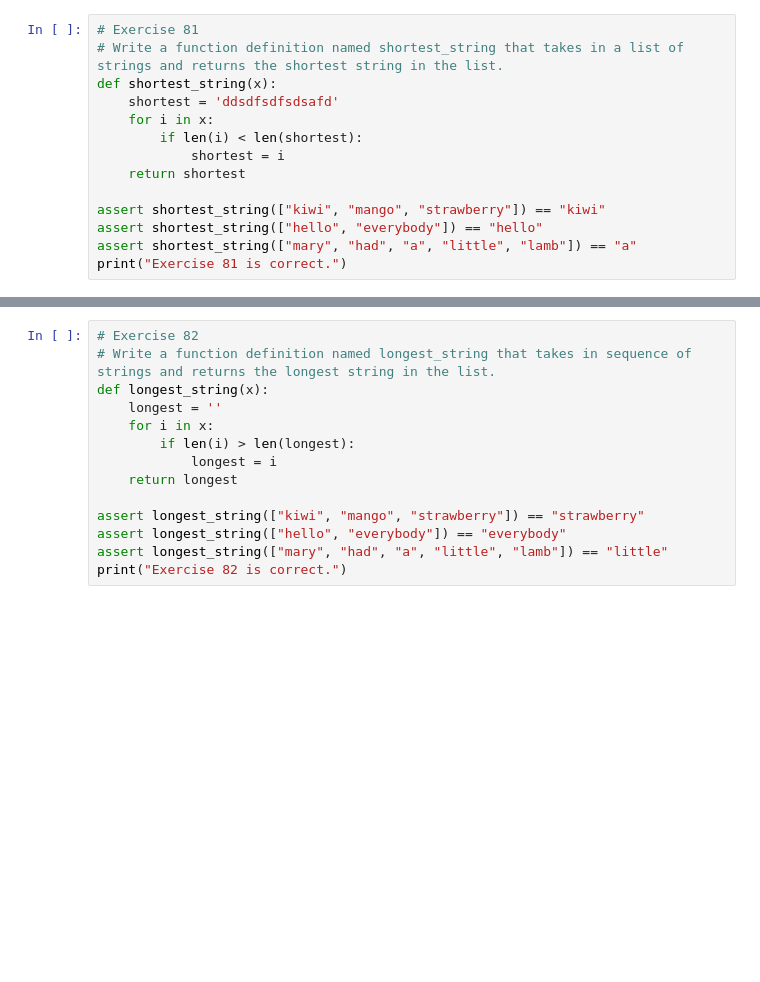
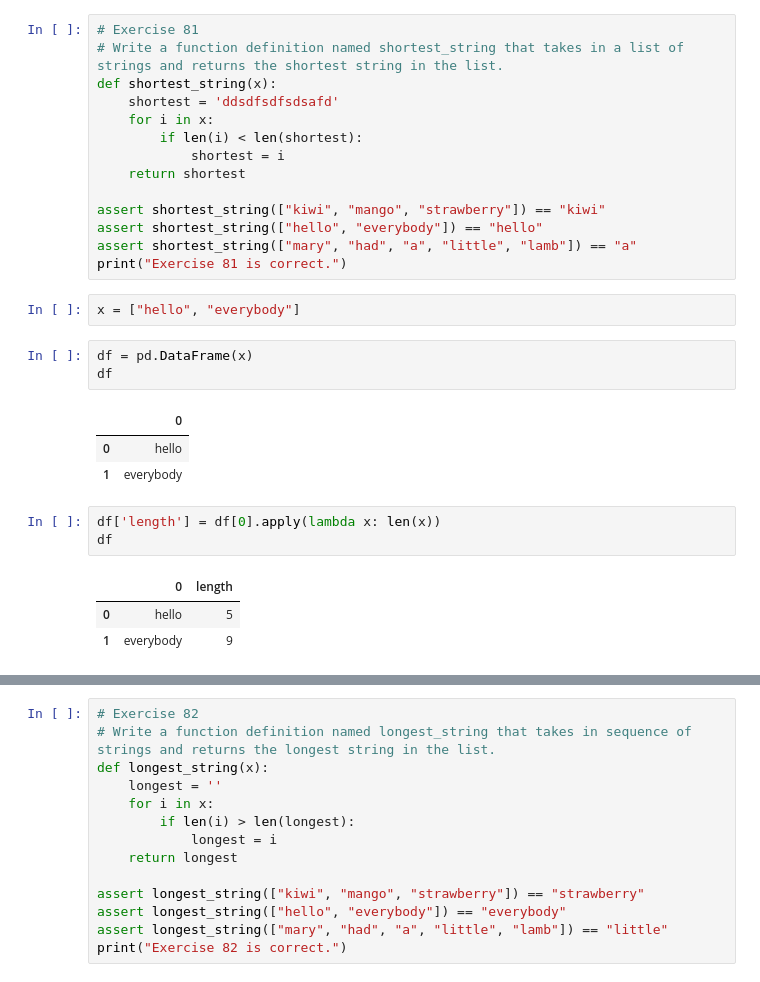
Before and after one commit to Ken-Alviola/coding_practice, a Jupyter notebook: 101-exercises.ipynb, the cells around one changed output, grey strips where cells are left out. Saved outputs shown, nothing was run; the diff lists cells and outputs as text; blank space fills up the shorter version.

```diff
--- a/101-exercises.ipynb
+++ b/101-exercises.ipynb
@@ -1350,3 +1350,19 @@ assert shortest_string(["kiwi", "mango", "strawberry"]) == "kiwi"
 assert shortest_string(["hello", "everybody"]) == "hello"
 assert shortest_string(["mary", "had", "a", "little", "lamb"]) == "a"
 print("Exercise 81 is correct.")
+# %%
+x = ["hello", "everybody"]
+# %%
+df = pd.DataFrame(x)
+df
+# %% [output]
+|  | 0 |
+| 0 | hello |
+| 1 | everybody |
+# %%
+df['length'] = df[0].apply(lambda x: len(x))
+df
+# %% [output]
+|  | 0 | length |
+| 0 | hello | 5 |
+| 1 | everybody | 9 |
```
Also changed, not shown: parts of 7 cells of this notebook.
